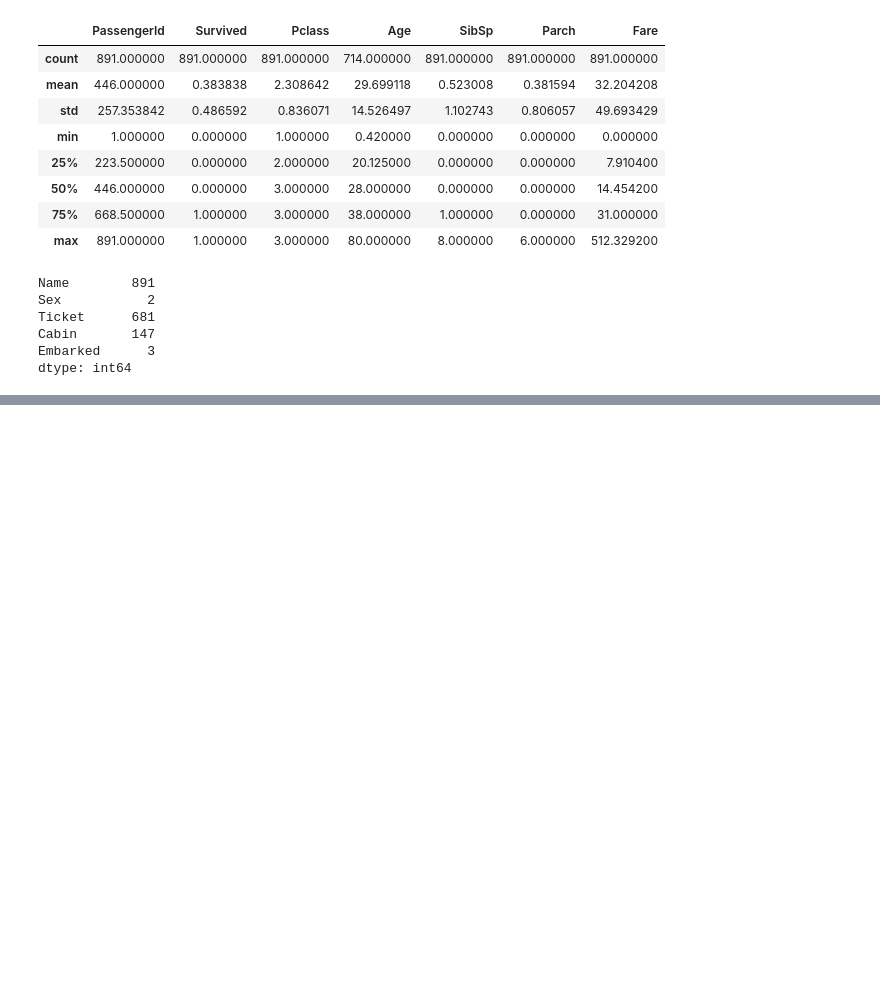
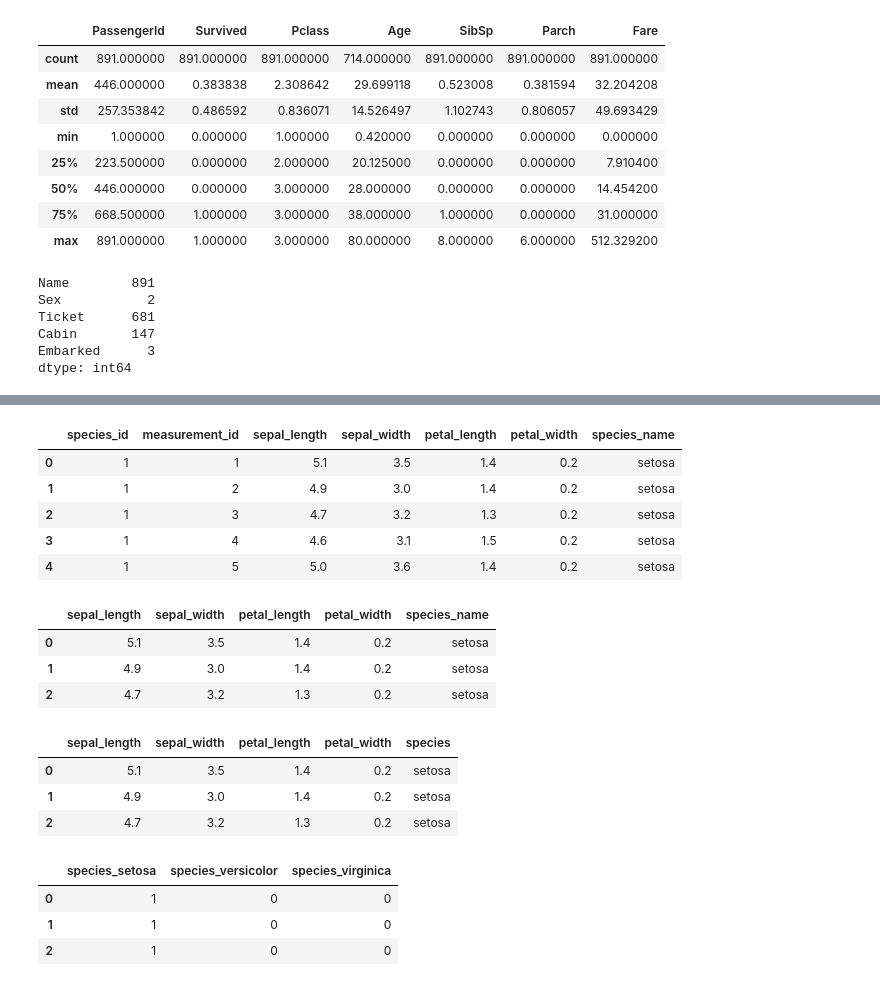
Before and after one commit to DesireeMcElroy/classification-exercises, a Jupyter notebook: classification_exercises.ipynb, the cells around one changed output, grey strips where cells are left out. Drawn from its saved outputs; the diff is of its cells as text; code cells hidden in the pictures; blank space fills up the shorter version.

```diff
--- a/classification_exercises.ipynb
+++ b/classification_exercises.ipynb
@@ -242,0 +262,39 @@ dtype: int64
+# %%
+# Use the function defined in acquire.py to load the iris data.
+iris_df = acquire.get_iris_data()
+iris_df.head(5)
+# %% [output]
+|  | species_id | measurement_id | sepal_length | sepal_width | petal_length | petal_width | species_name |
+| 0 | 1 | 1 | 5.1 | 3.5 | 1.4 | 0.2 | setosa |
+| 1 | 1 | 2 | 4.9 | 3.0 | 1.4 | 0.2 | setosa |
+| 2 | 1 | 3 | 4.7 | 3.2 | 1.3 | 0.2 | setosa |
+| 3 | 1 | 4 | 4.6 | 3.1 | 1.5 | 0.2 | setosa |
+| 4 | 1 | 5 | 5.0 | 3.6 | 1.4 | 0.2 | setosa |
+# %%
+# Drop the species_id and measurement_id columns.
+
+iris_df = iris_df.drop(columns=['species_id', 'measurement_id'])
+iris_df.head(3)
+# %% [output]
+|  | sepal_length | sepal_width | petal_length | petal_width | species_name |
+| 0 | 5.1 | 3.5 | 1.4 | 0.2 | setosa |
+| 1 | 4.9 | 3.0 | 1.4 | 0.2 | setosa |
+| 2 | 4.7 | 3.2 | 1.3 | 0.2 | setosa |
+# %%
+# Rename the species_name column to just species.
+iris_df = iris_df.rename(columns={'species_name': 'species'})
+iris_df.head(3)
+# %% [output]
+|  | sepal_length | sepal_width | petal_length | petal_width | species |
+| 0 | 5.1 | 3.5 | 1.4 | 0.2 | setosa |
+| 1 | 4.9 | 3.0 | 1.4 | 0.2 | setosa |
+| 2 | 4.7 | 3.2 | 1.3 | 0.2 | setosa |
+# %%
+# Create dummy variables of the species name.
+dummy_df = pd.get_dummies(iris_df[['species']], dummy_na=False)
+dummy_df.head(3)
+# %% [output]
+|  | species_setosa | species_versicolor | species_virginica |
+| 0 | 1 | 0 | 0 |
+| 1 | 1 | 0 | 0 |
+| 2 | 1 | 0 | 0 |
```
Also changed, not shown: parts of 11 cells of this notebook.
